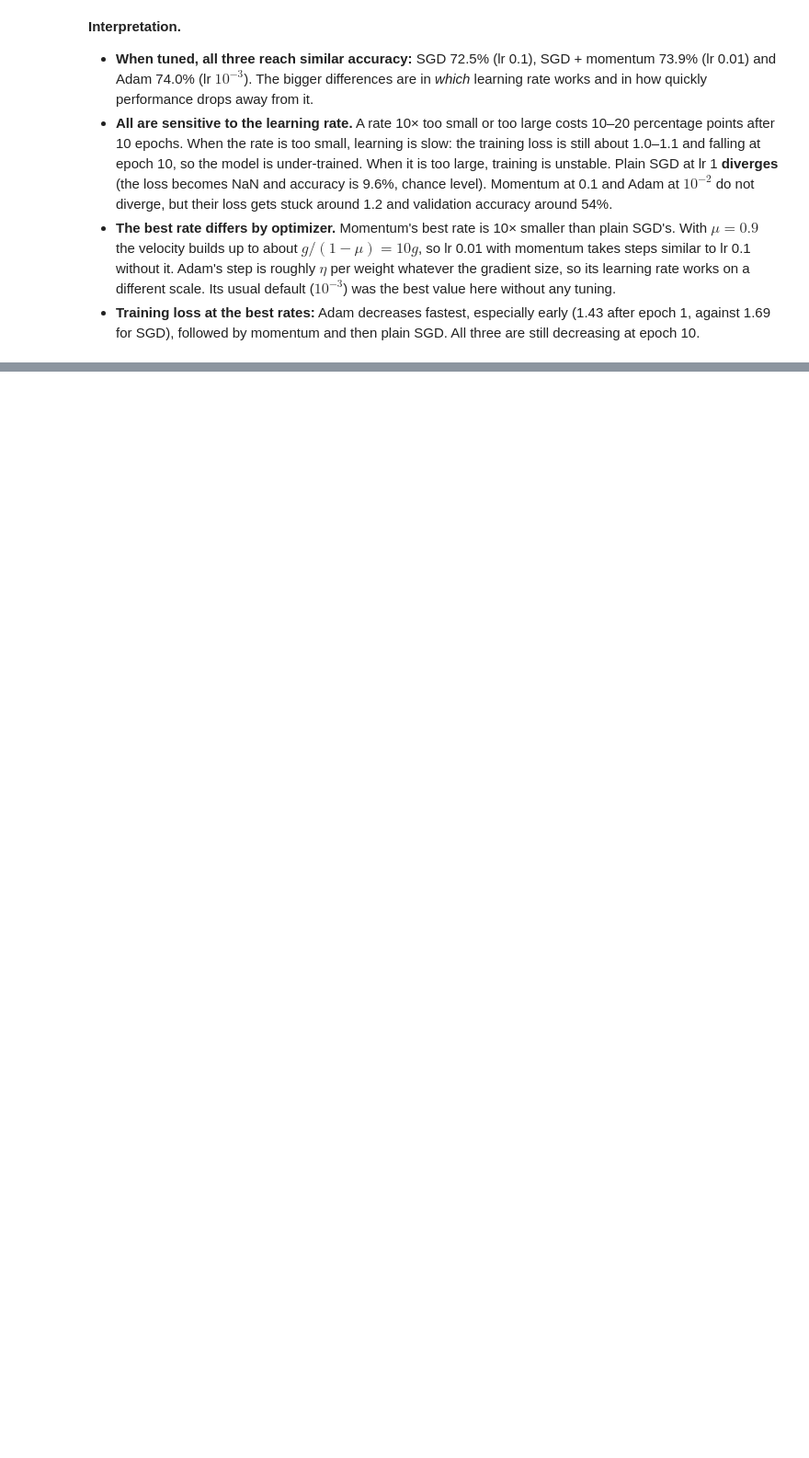
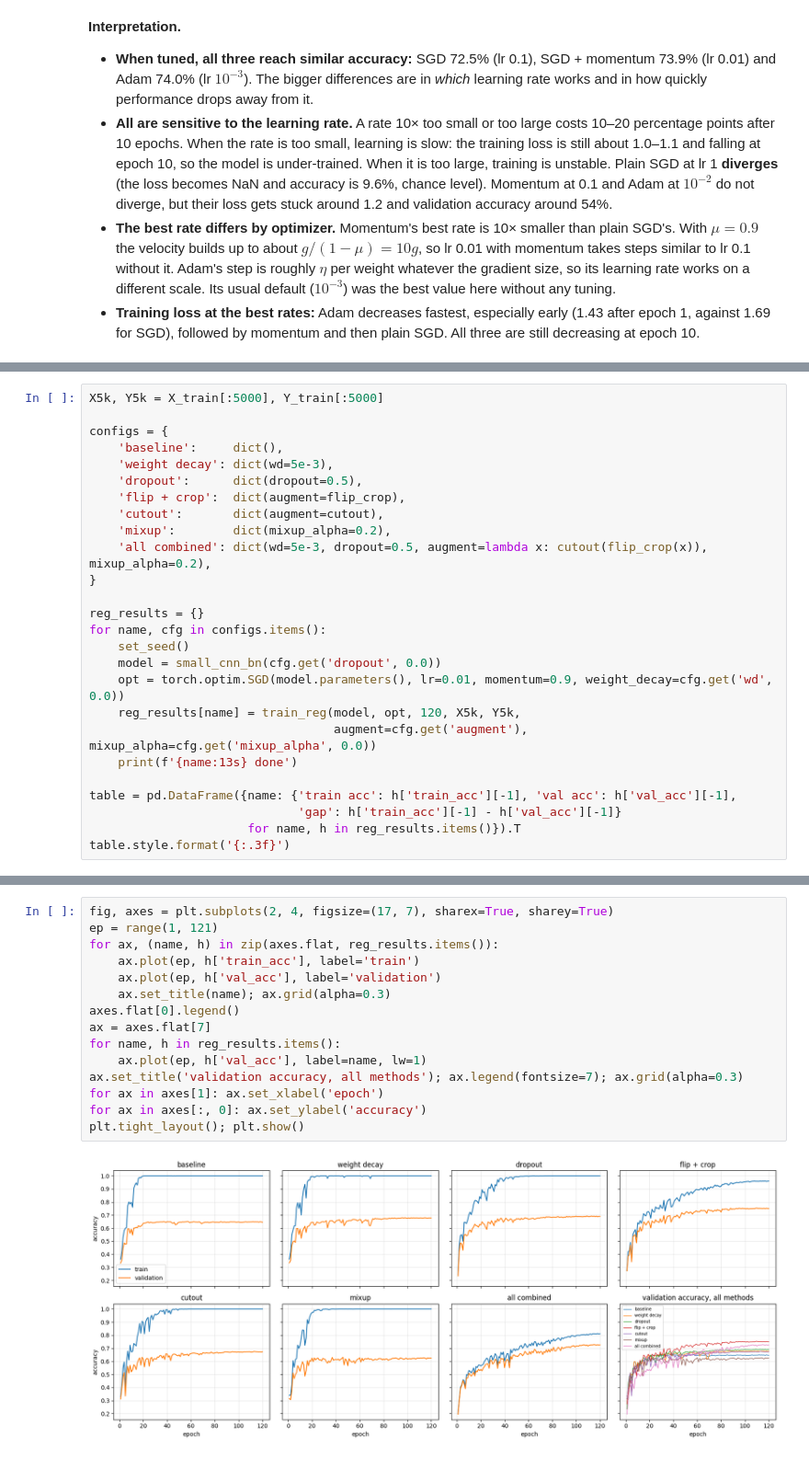
Before and after one commit to NaveenSanjaya/EN4554-Assignment-2-CNNs, a Jupyter notebook: a02_cnn.ipynb, the cells around one changed output, grey strips where cells are left out. Shown at 92% size. Saved outputs shown, nothing was run; the diff lists cells and outputs as text; blank space fills up the shorter version.

```diff
--- a/a02_cnn.ipynb
+++ b/a02_cnn.ipynb
@@ -615,0 +685,26 @@ SGD + momentum  lr=0.1     final train loss 1.214   final val acc 0.5426
+# %%
+X5k, Y5k = X_train[:5000], Y_train[:5000]
+
+configs = {
+    'baseline':     dict(),
+    'weight decay': dict(wd=5e-3),
+    'dropout':      dict(dropout=0.5),
+    'flip + crop':  dict(augment=flip_crop),
+    'cutout':       dict(augment=cutout),
+    'mixup':        dict(mixup_alpha=0.2),
+    'all combined': dict(wd=5e-3, dropout=0.5, augment=lambda x: cutout(flip_crop(x)), mixup_alpha=0.2),
+}
+
+reg_results = {}
+for name, cfg in configs.items():
+    set_seed()
+    model = small_cnn_bn(cfg.get('dropout', 0.0))
+    opt = torch.optim.SGD(model.parameters(), lr=0.01, momentum=0.9, weight_decay=cfg.get('wd', 0.0))
+    reg_results[name] = train_reg(model, opt, 120, X5k, Y5k,
+                                  augment=cfg.get('augment'), mixup_alpha=cfg.get('mixup_alpha', 0.0))
+    print(f'{name:13s} done')
+
+table = pd.DataFrame({name: {'train acc': h['train_acc'][-1], 'val acc': h['val_acc'][-1],
+                             'gap': h['train_acc'][-1] - h['val_acc'][-1]}
+                      for name, h in reg_results.items()}).T
+table.style.format('{:.3f}')
@@ -615,0 +727,17 @@ SGD + momentum  lr=0.1     final train loss 1.214   final val acc 0.5426
+# %%
+fig, axes = plt.subplots(2, 4, figsize=(17, 7), sharex=True, sharey=True)
+ep = range(1, 121)
+for ax, (name, h) in zip(axes.flat, reg_results.items()):
+    ax.plot(ep, h['train_acc'], label='train')
+    ax.plot(ep, h['val_acc'], label='validation')
+    ax.set_title(name); ax.grid(alpha=0.3)
+axes.flat[0].legend()
+ax = axes.flat[7]
+for name, h in reg_results.items():
+    ax.plot(ep, h['val_acc'], label=name, lw=1)
+ax.set_title('validation accuracy, all methods'); ax.legend(fontsize=7); ax.grid(alpha=0.3)
+for ax in axes[1]: ax.set_xlabel('epoch')
+for ax in axes[:, 0]: ax.set_ylabel('accuracy')
+plt.tight_layout(); plt.show()
+# %% [output]
+[figure, added]
```
Also changed, not shown: parts of 5 cells of this notebook.
